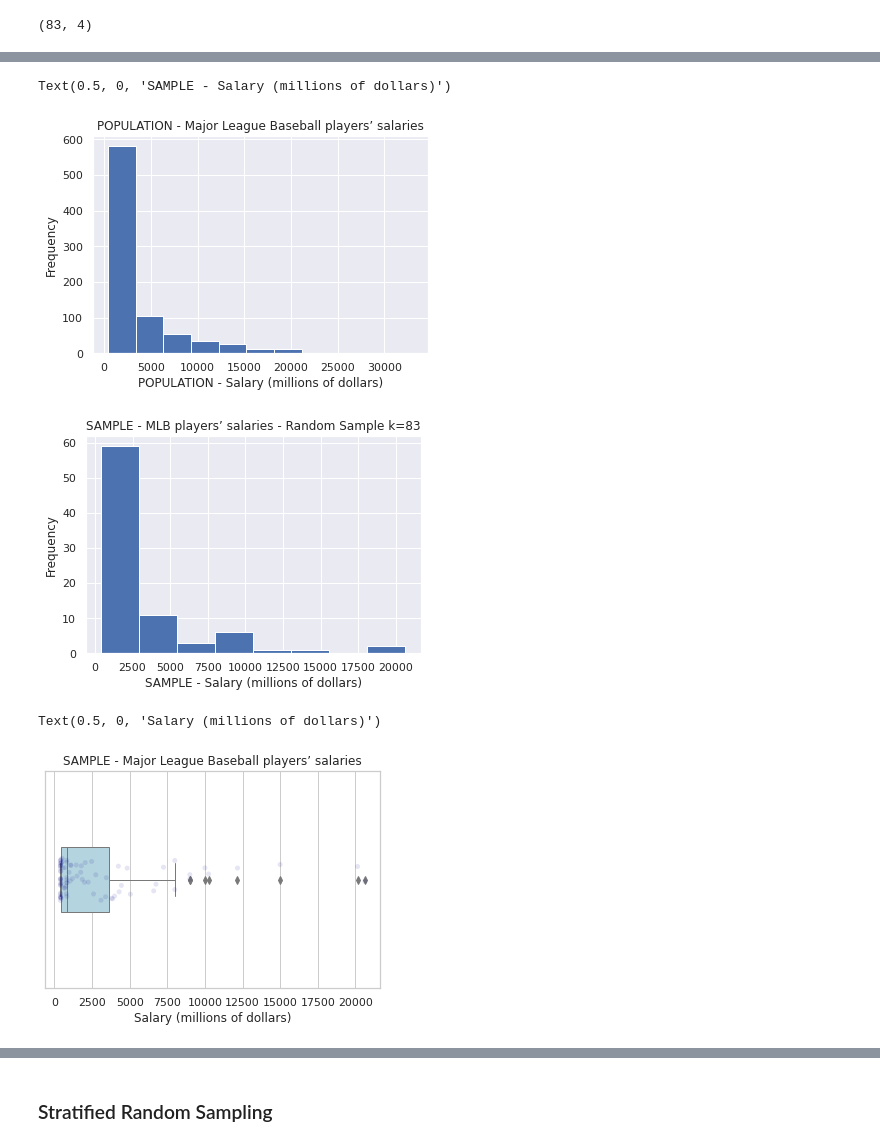
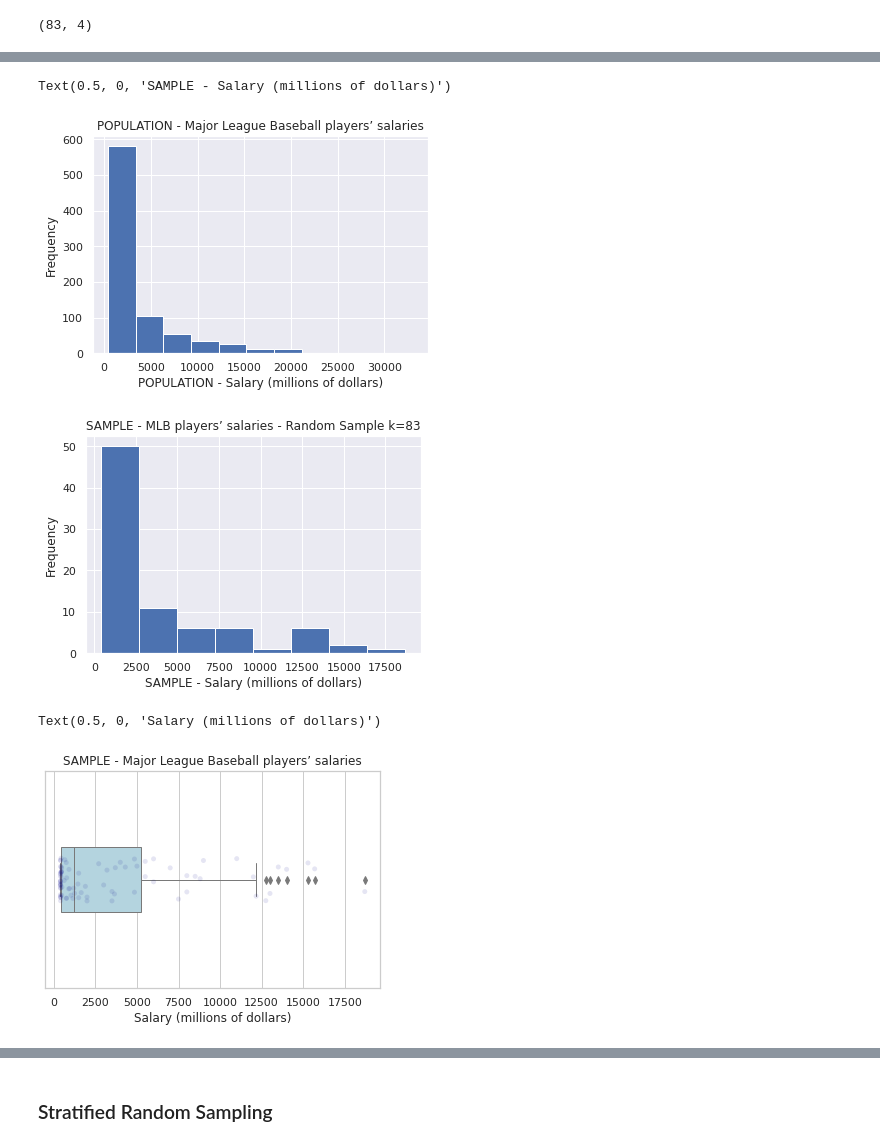
Before and after one commit to jesussantana/Sampling, a Jupyter notebook: notebooks/Sprint_6_Sampling.ipynb, the cells around one changed output, grey strips where cells are left out. Cells and saved outputs as stored; diff of their text form; code cells hidden in the pictures.

Commit message:
Stratified Random Sampli

```diff
--- a/notebooks/Sprint_6_Sampling.ipynb
+++ b/notebooks/Sprint_6_Sampling.ipynb
@@ -29,7 +49,7 @@ pd.set_option('display.max_columns', None)
 path = '../data/'
 file = 'raw/MLB.txt'
 
-df_raw= pd.read_csv(path+file, sep='\t', engine='python')
+df_raw= pd.read_table(path+file)
 
 df = df_raw.copy()
 
@@ -87,5 +113,5 @@ Index(['player', 'team', 'position', 'salary'], dtype='object')
 # %% [markdown]
 ### Simple Random Sample
 # %%
-df_Sample= df.sample(frac=0.1, replace=True, random_state=1)
+simple_random_sample= df.sample(frac=0.1, replace=True, random_state=6858).sort_values(by='salary', ascending=False)
 # %%
@@ -138,23 +188,23 @@ plt.xlabel('POPULATION - Salary (millions of dollars)')
 ax2 = fig.add_subplot(2, 1, 2)
 
 # Plot
-ax2 = df_Sample.hist(['salary'], bins=k)
-plt.title(f"SAMPLE - MLB players’ salaries - Random Sample k={len(df_Sample)}")
+ax2 = simple_random_sample.hist(['salary'], bins=k)
+plt.title(f"SAMPLE - MLB players’ salaries - Random Sample k={len(simple_random_sample)}")
 plt.ylabel('Frequency')
 plt.xlabel('SAMPLE - Salary (millions of dollars)')
 # %% [output]
 Text(0.5, 0, 'SAMPLE - Salary (millions of dollars)')
 [figure]
-[figure, old version]
+[figure, new version]
 # %%
 sns.set(style="whitegrid")
-ax = sns.boxplot(x=df_Sample["salary"], color='lightblue', fliersize=5,  orient='v', linewidth=1 , width=0.3)
-ax = sns.stripplot(x=df_Sample["salary"], orient='v', color='darkblue', alpha=0.1)
+ax = sns.boxplot(x=simple_random_sample["salary"], color='lightblue', fliersize=5,  orient='v', linewidth=1 , width=0.3)
+ax = sns.stripplot(x=simple_random_sample["salary"], orient='v', color='darkblue', alpha=0.1)
 plt.title('SAMPLE - Major League Baseball players’ salaries')
 plt.xlabel('Salary (millions of dollars)')
 # %% [output]
 Text(0.5, 0, 'Salary (millions of dollars)')
-[figure, old version]
+[figure, new version]
 # %%
 fig = plt.figure(figsize=(12,4))
 
```
Also changed, not shown: parts of 48 cells of this notebook, 1 other file.
